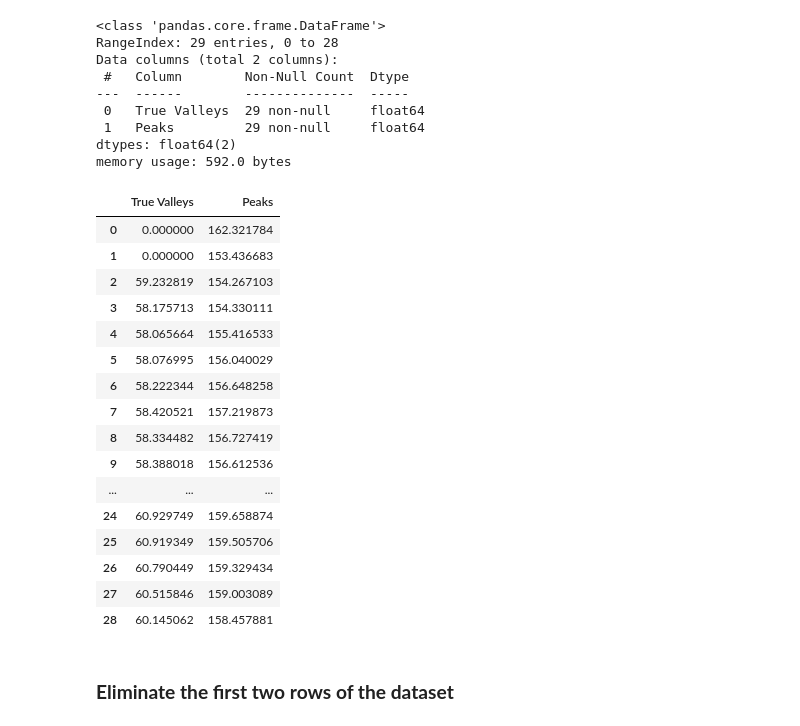
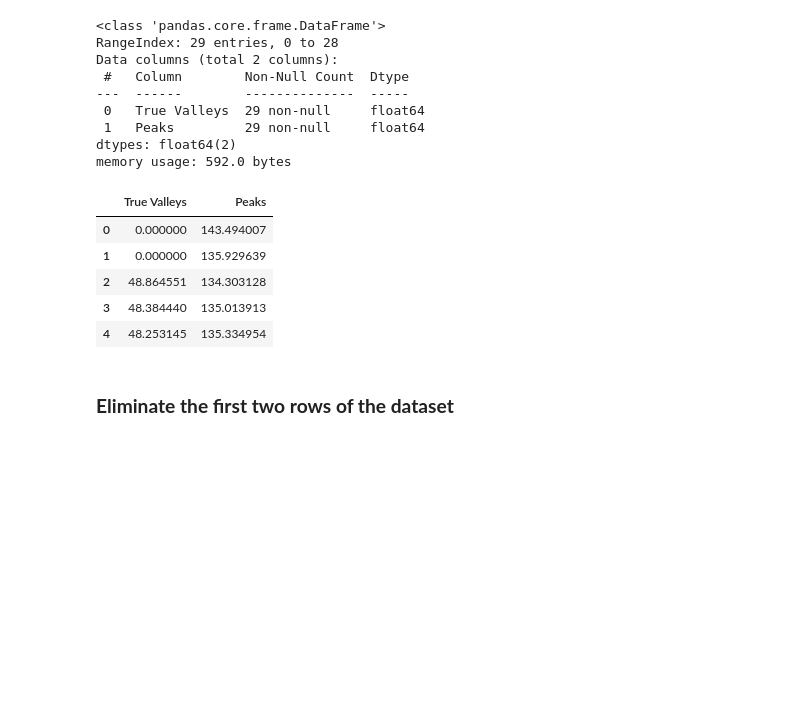
Before and after one commit to maykef/Fluorometer_Jupyter_Notebooks, a Jupyter notebook: Data_visualisation_1.ipynb, the cells around one changed output. Cells and saved outputs as stored; diff of their text form; code cells hidden in the pictures; blank space fills up the shorter version.

```diff
--- a/Data_visualisation_1.ipynb
+++ b/Data_visualisation_1.ipynb
@@ -9,7 +9,7 @@ import matplotlib.pyplot as plt
 # %% [markdown]
 ### **Load the csv file using pd.read_csv**
 # %%
-data = pd.read_csv('~/Downloads/Fluorometer/Basil_Trial/03-07-22/03-07-2022_05_00_peaks_valleys_2.csv')
+data = pd.read_csv('~/Downloads/Fluorometer/Basil_Trial/01-07-22/01-07-2022_05_00_peaks_valleys_2.csv')
 # %% [markdown]
 ### **Inspect the Dataset**
 # %%
@@ -25,25 +25,14 @@ Data columns (total 2 columns):
 dtypes: float64(2)
 memory usage: 592.0 bytes
 # %%
-data.head(30)
+data.head()
 # %% [output]
 |  | True Valleys | Peaks |
-| 0 | 0.000000 | 162.321784 |
-| 1 | 0.000000 | 153.436683 |
-| 2 | 59.232819 | 154.267103 |
-| 3 | 58.175713 | 154.330111 |
-| 4 | 58.065664 | 155.416533 |
-| 5 | 58.076995 | 156.040029 |
-| 6 | 58.222344 | 156.648258 |
-| 7 | 58.420521 | 157.219873 |
-| 8 | 58.334482 | 156.727419 |
-| 9 | 58.388018 | 156.612536 |
-| ... | ... | ... |
-| 24 | 60.929749 | 159.658874 |
-| 25 | 60.919349 | 159.505706 |
-| 26 | 60.790449 | 159.329434 |
-| 27 | 60.515846 | 159.003089 |
-| 28 | 60.145062 | 158.457881 |
+| 0 | 0.000000 | 143.494007 |
+| 1 | 0.000000 | 135.929639 |
+| 2 | 48.864551 | 134.303128 |
+| 3 | 48.384440 | 135.013913 |
+| 4 | 48.253145 | 135.334954 |
 # %% [markdown]
 ### **Eliminate the first two rows of the dataset**
 # %%
```
Also changed, not shown: parts of 7 cells of this notebook.
